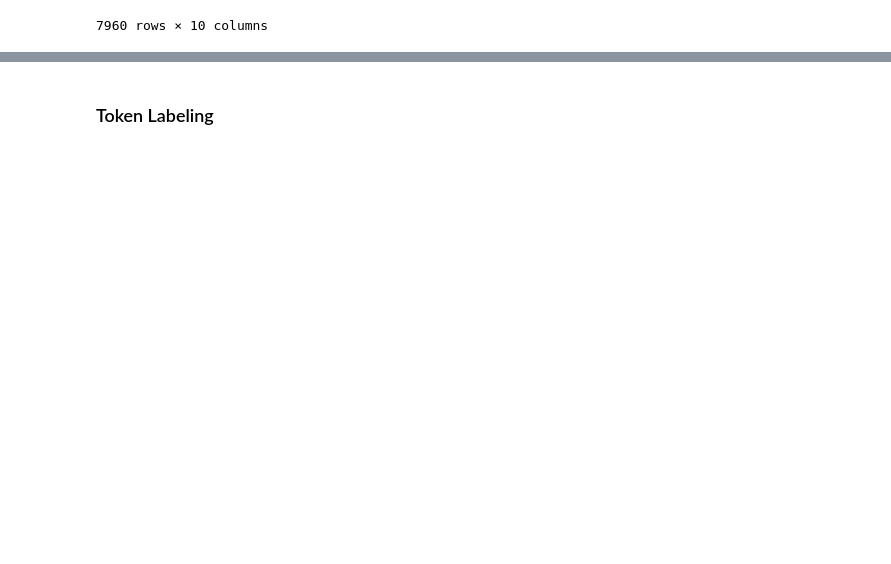
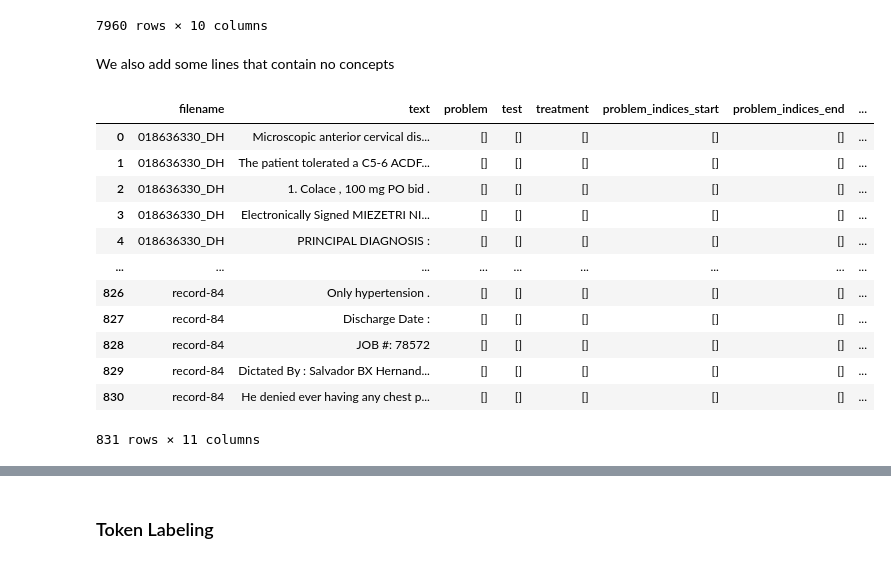
Before and after one commit to Mustapha-AJEGHRIR/medical_txt_parser, a Jupyter notebook: src/notebooks/concepts_ner/concepts_ner_scibert.ipynb, the cells around one changed output, grey strips where cells are left out. Drawn from its saved outputs; the diff is of its cells as text; code cells hidden in the pictures; blank space fills up the shorter version.

```diff
--- a/src/notebooks/concepts_ner/concepts_ner_scibert.ipynb
+++ b/src/notebooks/concepts_ner/concepts_ner_scibert.ipynb
@@ -216,3 +216,41 @@ preproc_df
 | 7958 | 6. senna 2 tablets p.o. b.i.d. | [] | [] | [senna] | [] | [] | [] | ... |
 | 7959 | no known drug allergies . | [known drug allergies] | [] | [] | [3] | [23] | [] | ... |
 7960 rows × 10 columns
+# %% [markdown]
+We also add some lines that contain no concepts
+# %%
+# add lines with no concepts
+NUMBER_LINE_PER_FILE = 5
+no_concepts_df = []
+# aggregate start_line by filename
+list_lines = concept_df.groupby("filename")["start_line"].apply(set).to_dict()
+for filename, line_nums in list_lines.items():
+    # split file
+    lines = df[df["filename"] == filename]["text"].values[0].split("\n")
+    # get two random line that doesnt exist in line_nums
+    line_num = np.random.choice(list(set(range(len(lines))) - line_nums), NUMBER_LINE_PER_FILE, replace=False)
+    # add to no_concepts_df
+    for l in line_num:
+        if lines[l] != "":
+            no_concepts_df.append({"filename": filename, "text": lines[l]})
+
+no_concepts_df = pd.DataFrame(no_concepts_df)
+for col in preproc_df:
+    if col != "text":
+        # initialize column of empty lists
+        no_concepts_df[col] = [[] for _ in range(len(no_concepts_df))]
+no_concepts_df
+# %% [output]
+|  | filename | text | problem | test | treatment | problem_indices_start | problem_indices_end | ... |
+| 0 | 018636330_DH | Microscopic anterior cervical dis... | [] | [] | [] | [] | [] | ... |
+| 1 | 018636330_DH | The patient tolerated a C5-6 ACDF... | [] | [] | [] | [] | [] | ... |
+| 2 | 018636330_DH | 1. Colace , 100 mg PO bid . | [] | [] | [] | [] | [] | ... |
+| 3 | 018636330_DH | Electronically Signed MIEZETRI NI... | [] | [] | [] | [] | [] | ... |
+| 4 | 018636330_DH | PRINCIPAL DIAGNOSIS : | [] | [] | [] | [] | [] | ... |
+| ... | ... | ... | ... | ... | ... | ... | ... | ... |
+| 826 | record-84 | Only hypertension . | [] | [] | [] | [] | [] | ... |
+| 827 | record-84 | Discharge Date : | [] | [] | [] | [] | [] | ... |
+| 828 | record-84 | JOB #: 78572 | [] | [] | [] | [] | [] | ... |
+| 829 | record-84 | Dictated By : Salvador BX Hernand... | [] | [] | [] | [] | [] | ... |
+| 830 | record-84 | He denied ever having any chest p... | [] | [] | [] | [] | [] | ... |
+831 rows × 11 columns
```
Also changed, not shown: parts of 22 cells of this notebook.
